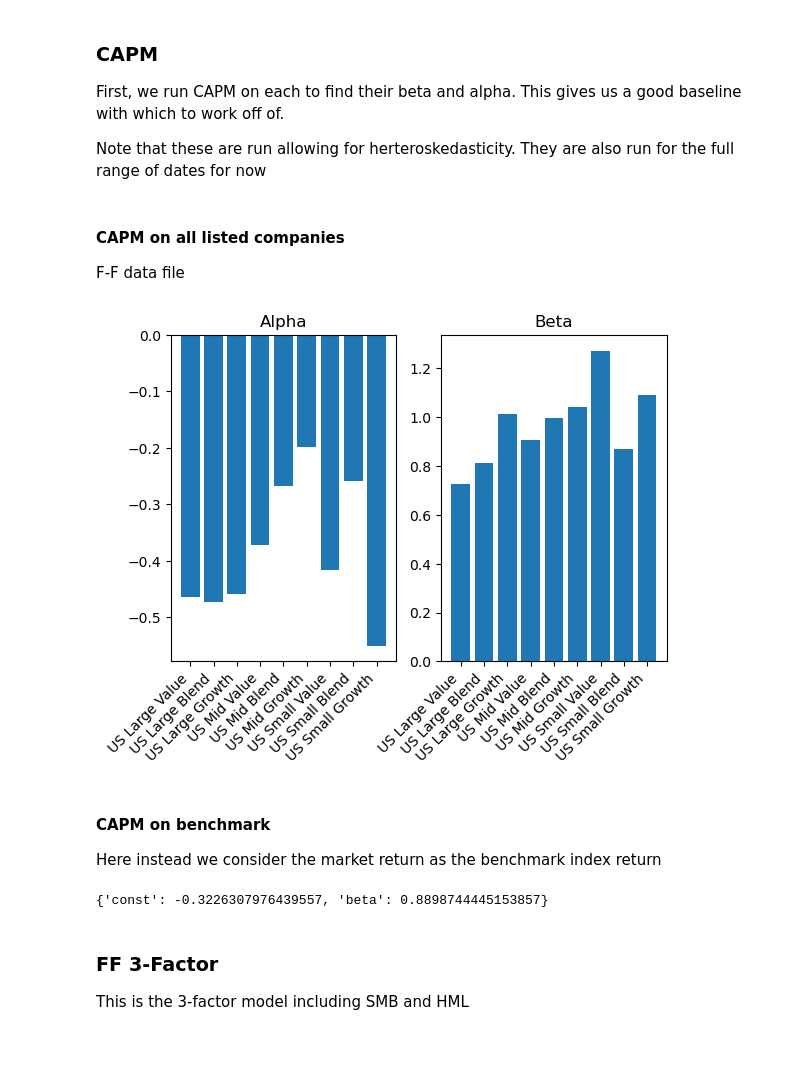
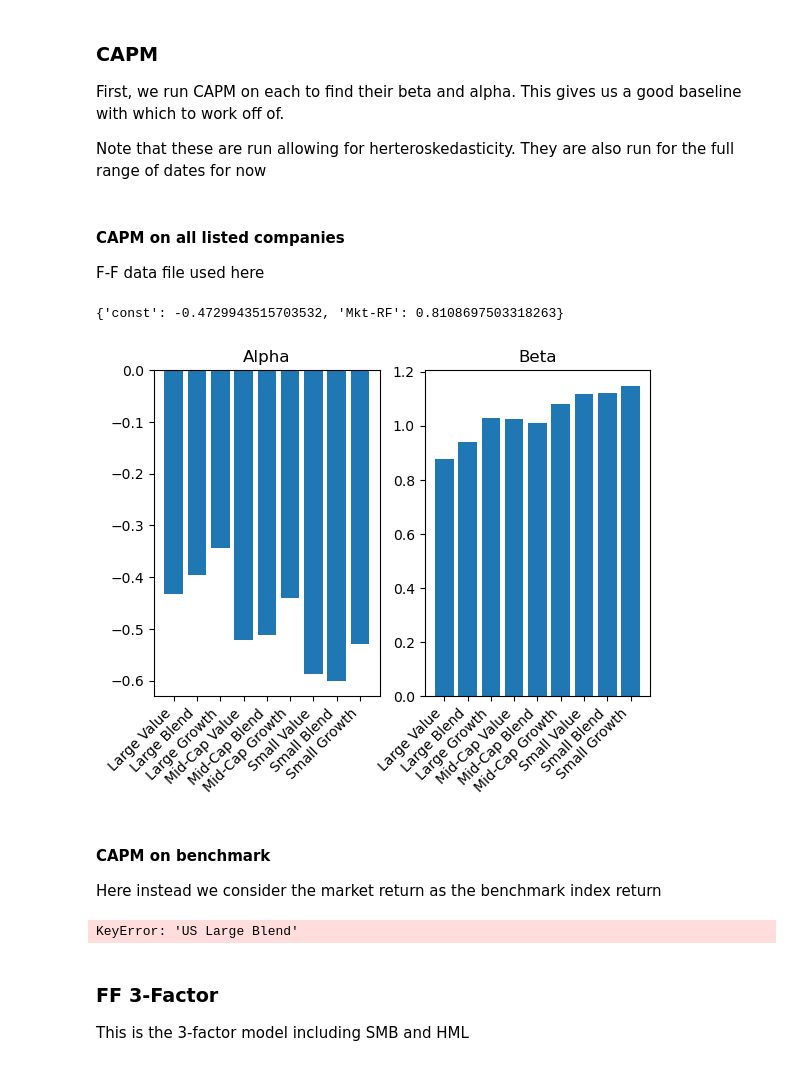
Before and after one commit to earlight/15-4331-final-project, a Jupyter notebook: data_analysis.ipynb, the cells around one changed output. Drawn from its saved outputs; the diff is of its cells as text; code cells hidden in the pictures.

Commit message:
average alpha and beta across all mf

```diff
--- a/data_analysis.ipynb
+++ b/data_analysis.ipynb
@@ -85,5 +92,8 @@ First, let us look at those actively managed US equity funds
 ### Get US Equity Data specifically
 # %%
 mf_types = list(mf_dict.keys())
-us_eq_data = {k[2]: v for k, v in mf_dict.items() if 'US Equity' in k}
-print(f'List of types of mutual funds being considered: {us_eq_data.keys()}')
+us_eq_data = {k[2]:[] for k in mf_dict.keys() if 'US Equity' in k}
+
+for mf_key, mf_val in mf_dict.items():
+    if mf_key[2] in us_eq_data.keys():
+        us_eq_data[mf_key[2]].append(mf_val)
@@ -96,4 +111,4 @@ First, we run CAPM on each to find their beta and alpha.  This gives us a good b
 Note that these are run allowing for herteroskedasticity.  They are also run for the full range of dates for now
 # %% [markdown]
 #### CAPM on all listed companies
-F-F data file
+F-F data file used here
@@ -102,13 +115,33 @@ us_eq_alphas_c, us_eq_betas, us_eq_names = capm(us_eq_data, ff_df)
+# %%
+# Example usage of the capm function
+capm(us_eq_data['Large Blend'][0], ff_df)
+# %% [output]
+{'const': -0.4729943515703532, 'Mkt-RF': 0.8108697503318263}
+# %%
+us_eq_alphas_c = []
+us_eq_betas_c = []
+for strat in us_eq_data.keys():
+    temp_alpha=[]
+    temp_beta=[]
+    for ticker in us_eq_data[strat]:
+        # print(ticker)
+        result = capm(ticker, ff_df)
+        if result == None:
+            continue
+        temp_alpha.append(result['const'])
+        temp_beta.append(result['Mkt-RF'])
+    us_eq_alphas_c.append(np.mean(temp_alpha))
+    us_eq_betas_c.append(np.mean(temp_beta))
 # %%
 fig, (ax1, ax2) = plt.subplots(nrows=1, ncols=2)
-ax1.bar(us_eq_names, us_eq_alphas_c)
-ax2.bar(us_eq_names, us_eq_betas)
+ax1.bar(us_eq_data.keys(), us_eq_alphas_c)
+ax2.bar(us_eq_data.keys(), us_eq_betas_c)
 fig.autofmt_xdate(rotation=45)
 ax1.set_title('Alpha')
 ax2.set_title('Beta')
 plt.show()
 # %% [output]
-[figure, old version]
+[figure, new version]
 # %% [markdown]
 #### CAPM on benchmark
 Here instead we consider the market return as the benchmark index return
@@ -118,7 +151,7 @@ from data_tools import capm_index
 us_index = {'US '+k[2]: v for k, v in index_dict.items() if 'US Equity' in k}
 print(capm_index(us_eq_data['US Large Blend'], ff_df, us_index['US Large Blend'], '20200101', '20230101'))
 # %% [output]
-{'const': -0.3226307976439557, 'beta': 0.8898744445153857}
+KeyError: 'US Large Blend'
 # %% [markdown]
 ### FF 3-Factor
 This is the 3-factor model including SMB and HML
```
Also changed, not shown: parts of 8 cells of this notebook.
